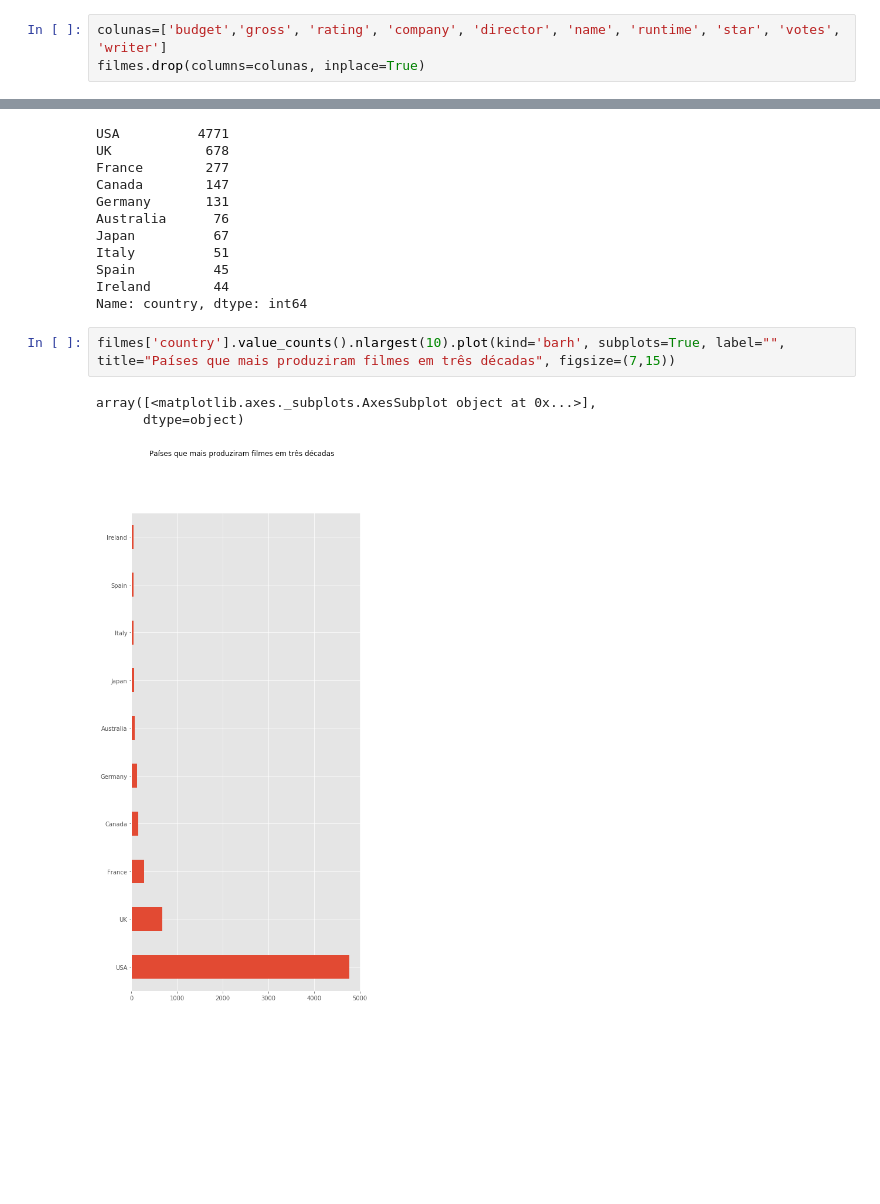
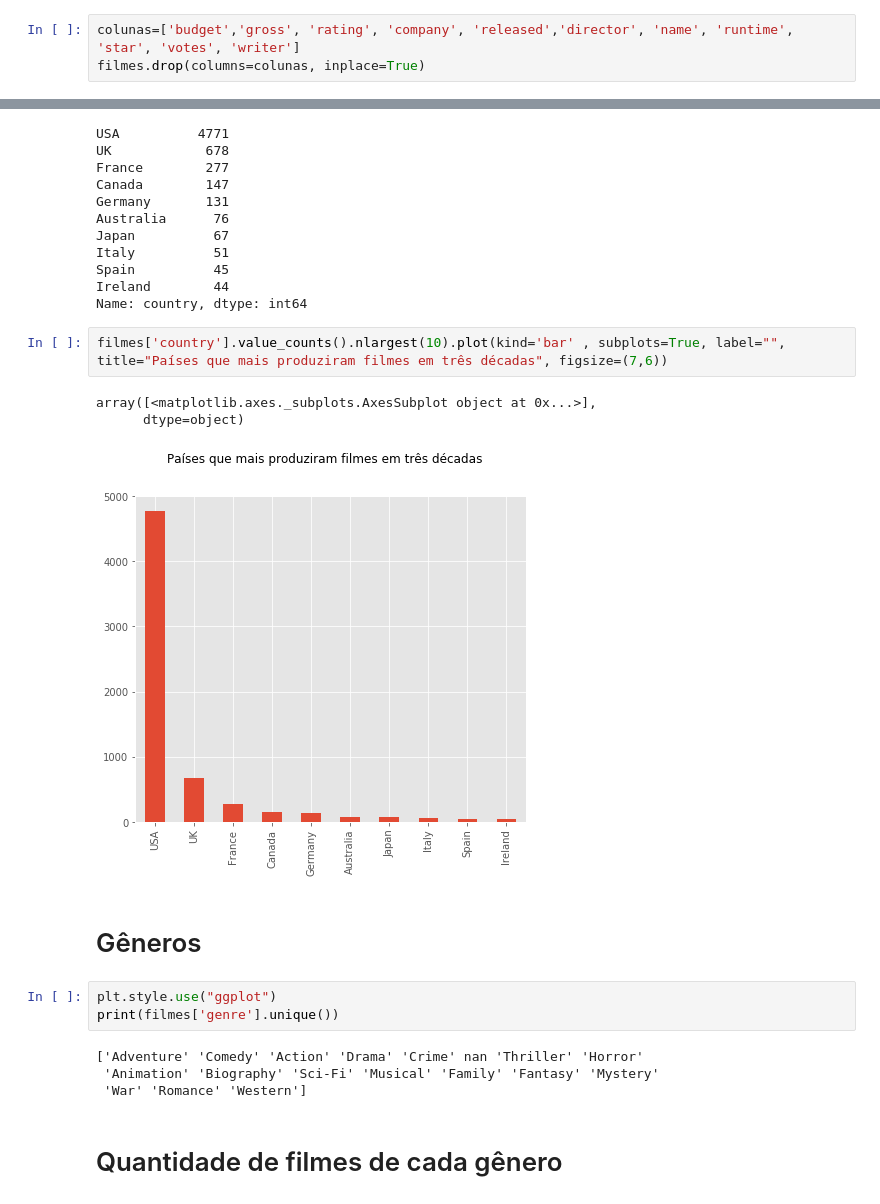
Before and after one commit to MatheusIshiyama/Analise_Filmes, a Jupyter notebook: AnaliseFilmes.ipynb, the cells around one changed output, grey strips where cells are left out. Drawn from its saved outputs; the diff is of its cells as text; blank space fills up the shorter version.

Commit message:
feat: add news graphs for the genre and year

```diff
--- a/AnaliseFilmes.ipynb
+++ b/AnaliseFilmes.ipynb
@@ -21,7 +22,7 @@ filmes.head()
 # %% [markdown]
 # Removendo dados
 # %%
-colunas=['budget','gross', 'rating', 'company', 'director', 'name', 'runtime', 'star', 'votes', 'writer']
+colunas=['budget','gross', 'rating', 'company', 'released','director', 'name', 'runtime', 'star', 'votes', 'writer']
 filmes.drop(columns=colunas, inplace=True)
 # %% [markdown]
 # Lista de colunas
@@ -61,8 +62,19 @@ Spain          45
 Ireland        44
 Name: country, dtype: int64
 # %%
-filmes['country'].value_counts().nlargest(10).plot(kind='barh', subplots=True, label="", title="Países que mais produziram filmes em três décadas", figsize=(7,15))
+filmes['country'].value_counts().nlargest(10).plot(kind='bar' , subplots=True, label="", title="Países que mais produziram filmes em três décadas", figsize=(7,6))
 # %% [output]
 array([<matplotlib.axes._subplots.AxesSubplot object at 0x...>],
       dtype=object)
-[figure, old version]
+[figure, new version]
+# %% [markdown]
+# Gêneros
+# %%
+plt.style.use("ggplot")
+print(filmes['genre'].unique())
+# %% [output]
+['Adventure' 'Comedy' 'Action' 'Drama' 'Crime' nan 'Thriller' 'Horror'
+ 'Animation' 'Biography' 'Sci-Fi' 'Musical' 'Family' 'Fantasy' 'Mystery'
+ 'War' 'Romance' 'Western']
+# %% [markdown]
+# Quantidade de filmes de cada gênero
```
Also changed, not shown: parts of 9 cells of this notebook.
